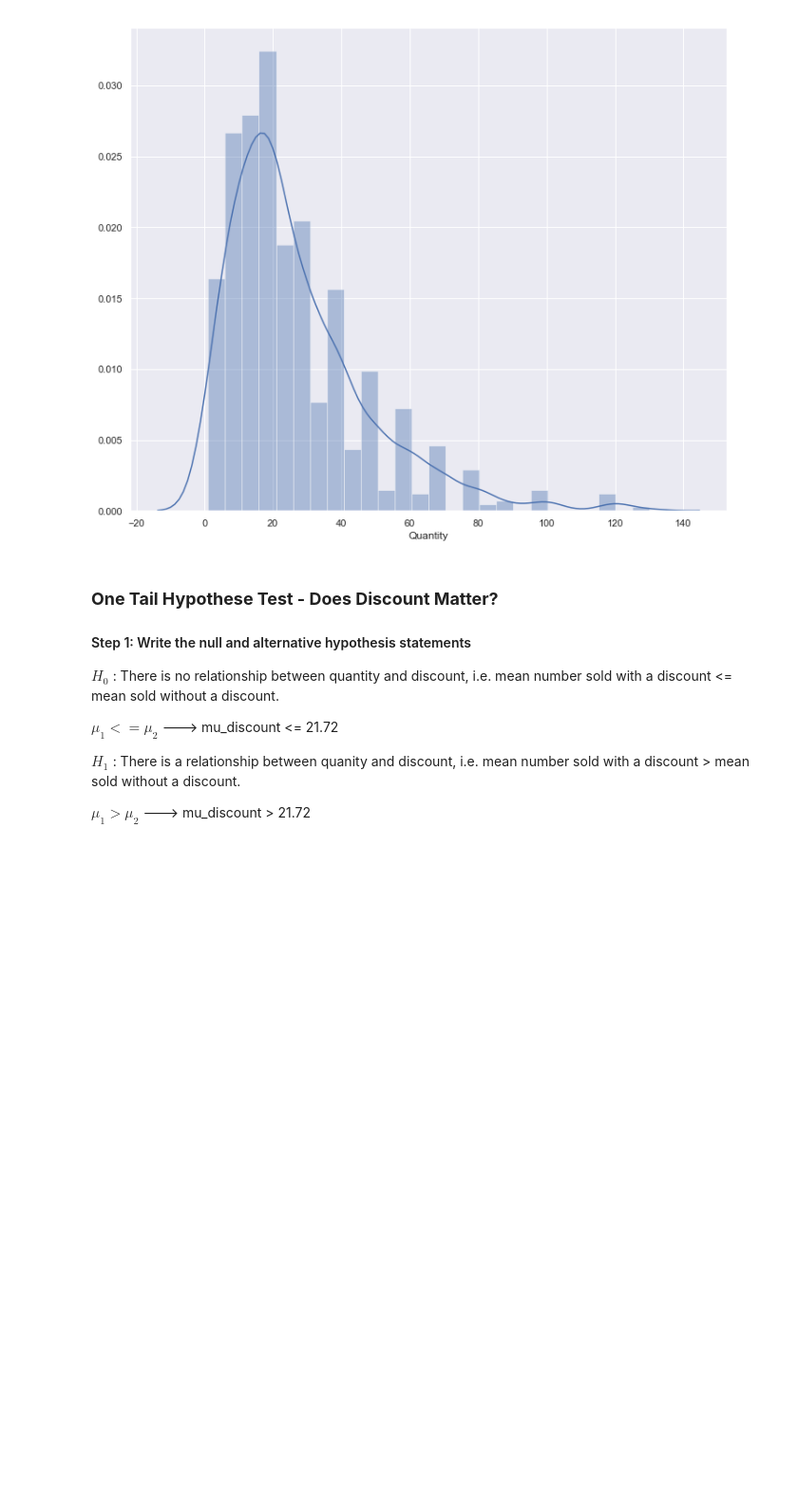
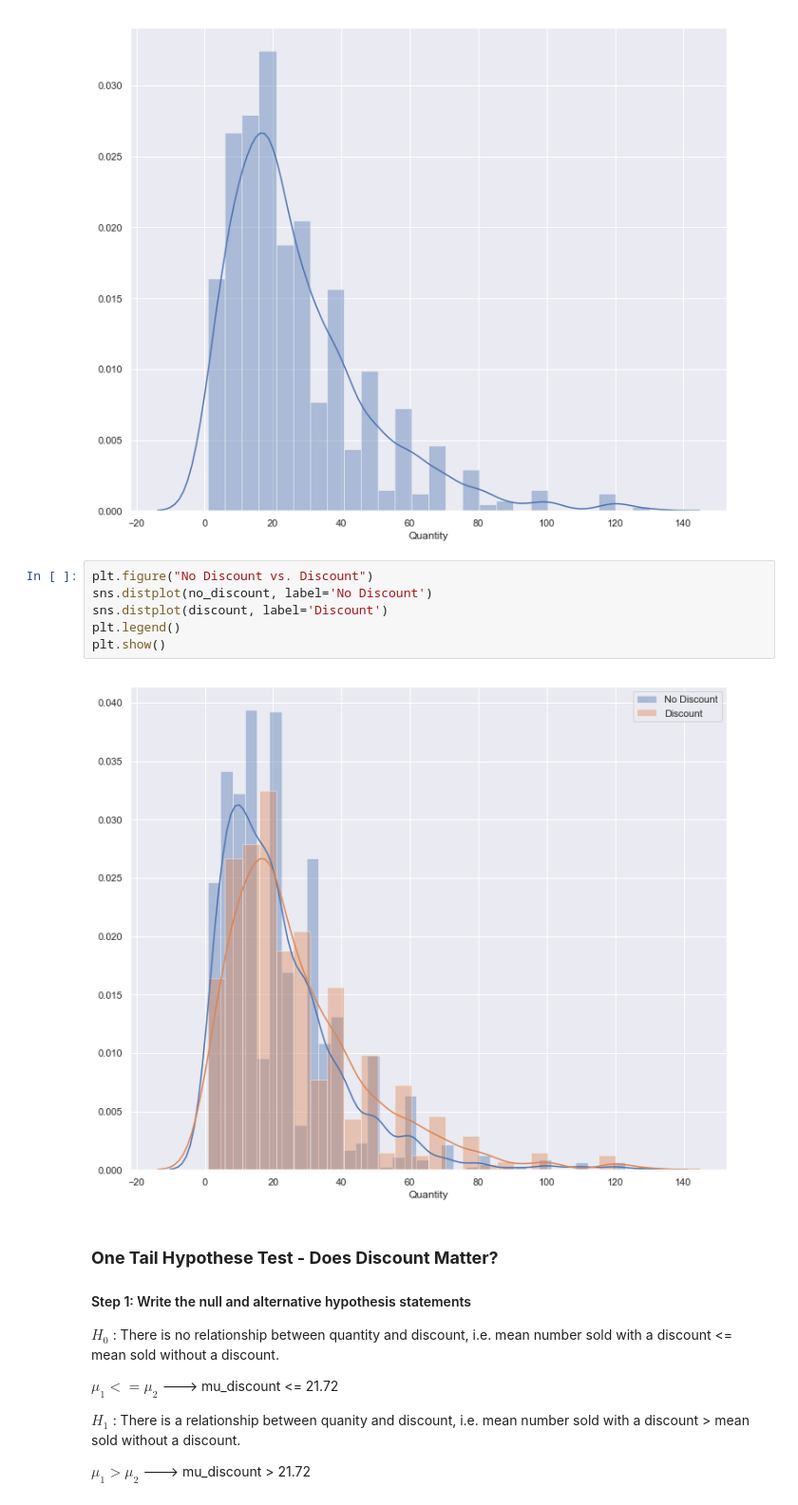
Before and after one commit to taramullin/Module3Project_HypothesisTesting, a Jupyter notebook: Module 3 Final Project - Northwind.ipynb, the cells around one changed output. Shown: that part at 95% size. Drawn from its saved outputs; the diff is of its cells as text; blank space fills up the shorter version.

```diff
--- a/Module 3 Final Project - Northwind.ipynb
+++ b/Module 3 Final Project - Northwind.ipynb
@@ -114,6 +120,14 @@ sns.distplot(discount)
 # %% [output]
 <matplotlib.axes._subplots.AxesSubplot at 0x...>
 [figure]
+# %%
+plt.figure("No Discount vs. Discount")
+sns.distplot(no_discount, label='No Discount')
+sns.distplot(discount, label='Discount')
+plt.legend()
+plt.show()
+# %% [output]
+[figure, added]
 # %% [markdown]
 ### **One Tail Hypothese Test - Does Discount Matter?**
 
```
Also changed, not shown: parts of 28 cells of this notebook.
